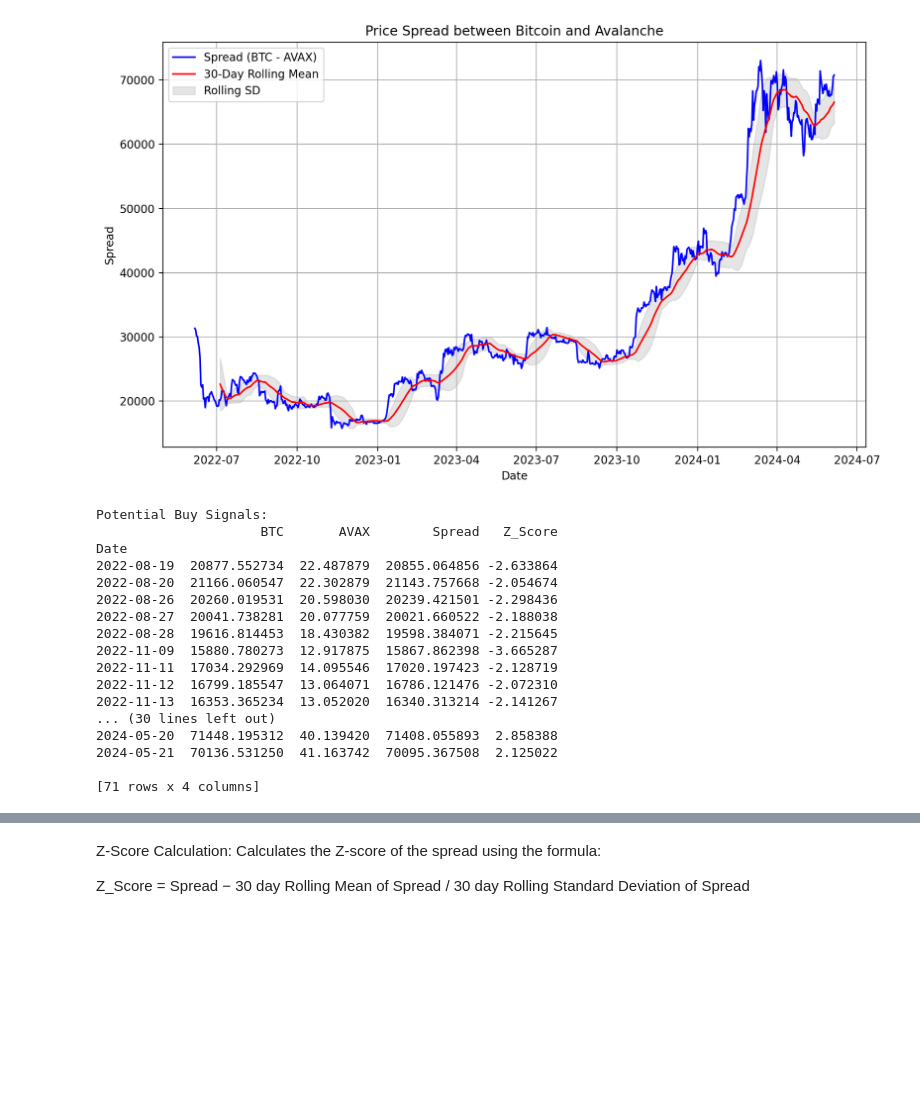
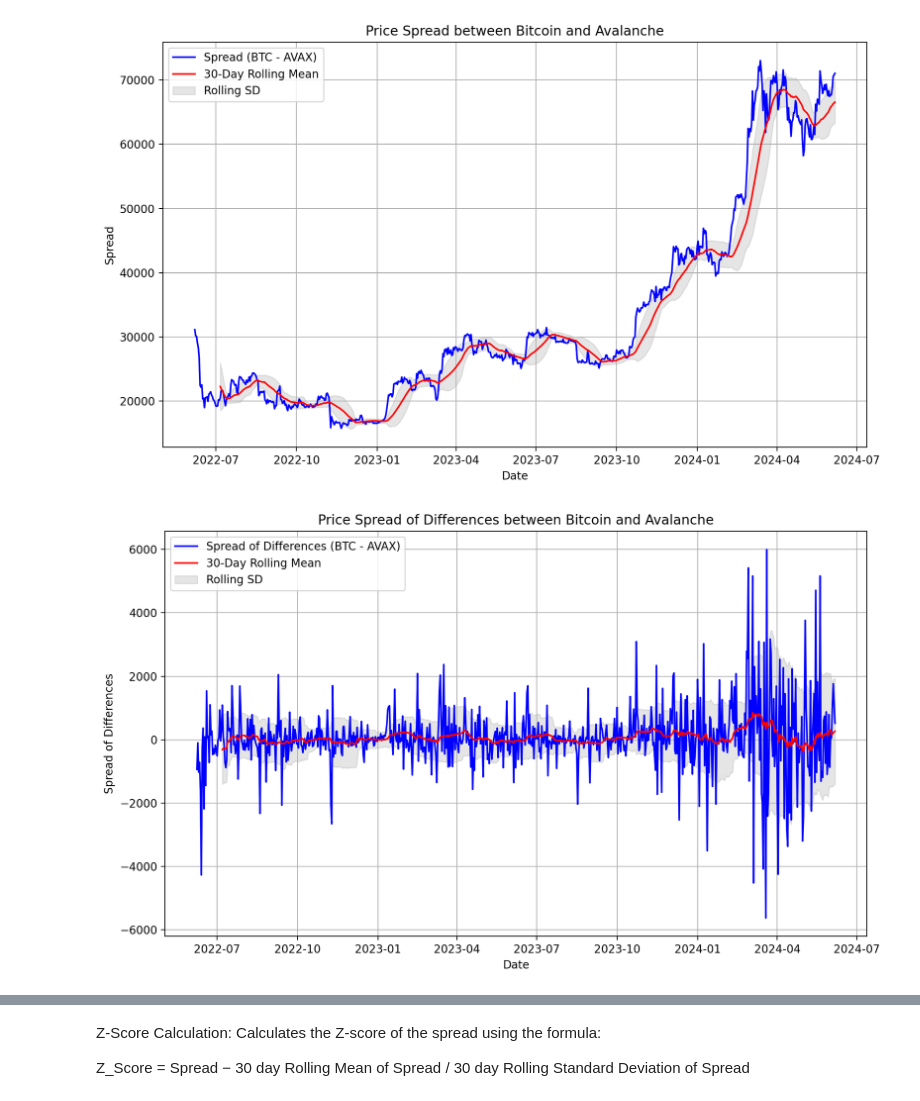
Before and after one commit to Thisana88/DS-Internship, a Jupyter notebook: mean_reversion.ipynb, the cells around one changed output, grey strips where cells are left out. Cells and saved outputs as stored; diff of their text form; code cells hidden in the pictures; blank space fills up the shorter version.

```diff
--- a/mean_reversion.ipynb
+++ b/mean_reversion.ipynb
@@ -278,0 +293,8 @@ In conclusion neither the BTC nor AVAX series appears to be stationary.
+# %%
+# Differencing
+stock_df['BTC_diff'] = stock_df['BTC'].diff()
+stock_df['AVAX_diff'] = stock_df['AVAX'].diff()
+
+# Log Transformation
+stock_df['BTC_log'] = np.log(stock_df['BTC'])
+stock_df['AVAX_log'] = np.log(stock_df['AVAX'])
@@ -349,38 +450,18 @@ plt.tight_layout()
 plt.show()
 # %% [output]
 [figure]
-# %%
-# Calculate Z-score of the spread
-stock_df['Z_Score'] = (stock_df['Spread'] - stock_df['Spread'].rolling(window=30).mean()) / stock_df['Spread'].rolling(window=30).std()
-
-# Define thresholds for potential buy and sell signals
-buy_threshold = -2  # Buy signal when Z-score is below this threshold
-sell_threshold = 2  # Sell signal when Z-score is above this threshold
-
-# Identify potential mean reversion signals
-potential_buy_signals = stock_df[stock_df['Z_Score'] < buy_threshold]
-potential_sell_signals = stock_df[stock_df['Z_Score'] > sell_threshold]
-
-# Print potential buy and sell signals
-print("Potential Buy Signals:")
-print(potential_buy_signals)
-print("\nPotential Sell Signals:")
-print(potential_sell_signals)
-# %% [output]
-Potential Buy Signals:
-                     BTC       AVAX        Spread   Z_Score
-Date
-2022-08-19  20877.552734  22.487879  20855.064856 -2.633864
-2022-08-20  21166.060547  22.302879  21143.757668 -2.054674
-2022-08-26  20260.019531  20.598030  20239.421501 -2.298436
-2022-08-27  20041.738281  20.077759  20021.660522 -2.188038
-2022-08-28  19616.814453  18.430382  19598.384071 -2.215645
-2022-11-09  15880.780273  12.917875  15867.862398 -3.665287
-2022-11-11  17034.292969  14.095546  17020.197423 -2.128719
-2022-11-12  16799.185547  13.064071  16786.121476 -2.072310
-2022-11-13  16353.365234  13.052020  16340.313214 -2.141267
-... (30 lines left out)
-2024-05-20  71448.195312  40.139420  71408.055893  2.858388
-2024-05-21  70136.531250  41.163742  70095.367508  2.125022
-
-[71 rows x 4 columns]
+# %%
+# Plotting the rolling mean and SD for the spread of differences between BTC and AVAX
+plt.figure(figsize=(10, 6), dpi=200)
+plt.plot(stock_df.index, stock_df['Spread_diff'], label='Spread of Differences (BTC - AVAX)', color='blue')
+plt.plot(stock_df.index, rolling_mean_spread_diff, label='30-Day Rolling Mean', color='red')
+plt.fill_between(stock_df.index, rolling_mean_spread_diff - rolling_sd_spread_diff, rolling_mean_spread_diff + rolling_sd_spread_diff, color='gray', alpha=0.2, label='Rolling SD')
+plt.xlabel('Date')
+plt.ylabel('Spread of Differences')
+plt.title('Price Spread of Differences between Bitcoin and Avalanche')
+plt.legend()
+plt.grid(True)
+plt.tight_layout()
+plt.show()
+# %% [output]
+[figure, added]
```
Also changed, not shown: parts of 40 cells of this notebook.
